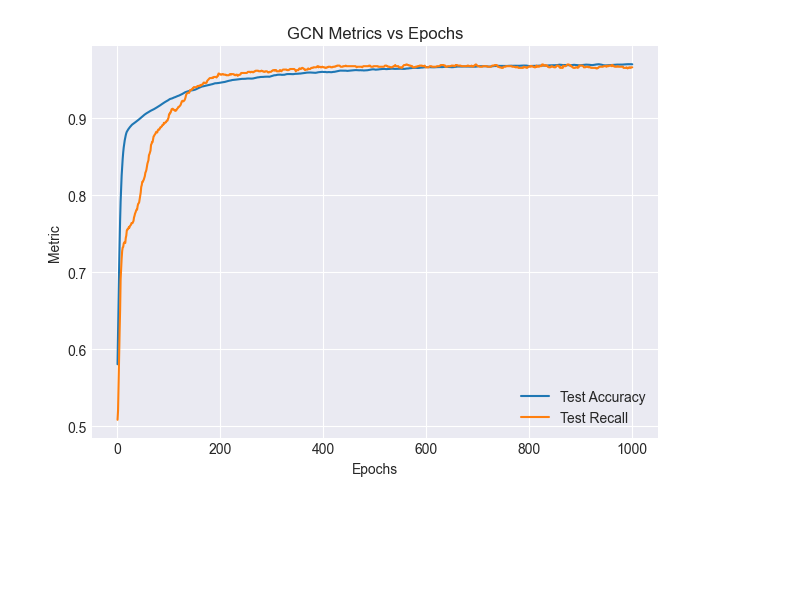
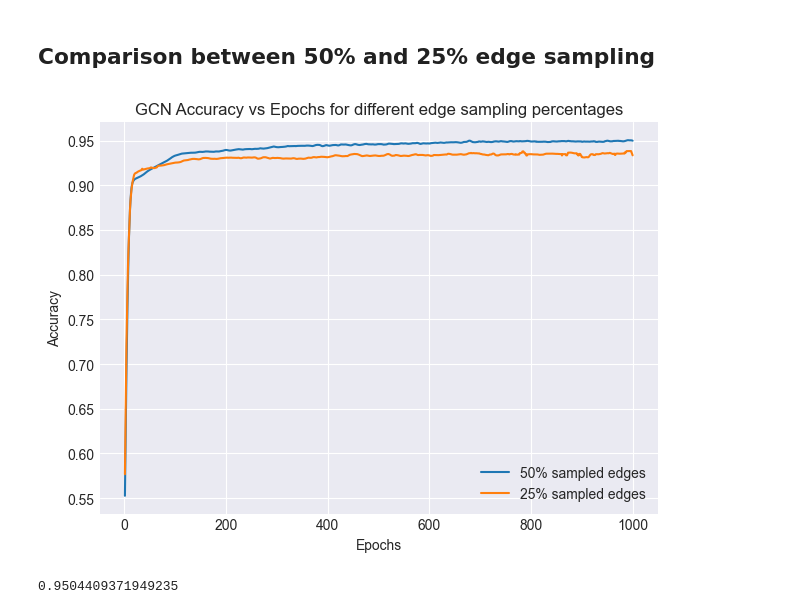
Before and after one commit to sbhardwajgrid/graph-DL, a Jupyter notebook: notebooks/results_evaluation.ipynb, the cells around one changed output. Saved outputs shown, nothing was run; the diff lists cells and outputs as text; code cells hidden in the pictures; blank space fills up the shorter version.

```diff
--- a/notebooks/results_evaluation.ipynb
+++ b/notebooks/results_evaluation.ipynb
@@ -91,6 +22,16 @@ plot_metrics(gcn_1_a["epochs"] , "Epochs" , [gcn_1_a["loss"]],
-# %%
-plot_metrics(gcn_1_a["epochs"] , "Epochs" , [gcn_1_a["test"] , gcn_1_r["test"]],
-             ["Test Accuracy" , "Test Recall"] , "Metric" , colour_palette[:2],
-             "GCN Metrics vs Epochs")
-# %% [output]
-[figure, removed]
+# %% [markdown]
+## Comparison between 50% and 25% edge sampling
+# %%
+gcn_5 = read_log_file("../src/logs/es_expt/gcn_16_200_0.5.log" , metric = "acc")
+gcn_25 = read_log_file("../src/logs/es_expt/gcn_16_200_0.25.log" , metric = "acc")
+
+plot_metrics(gcn_5["epochs"] , "Epochs" , [gcn_5["test"] , gcn_25["test"]],
+             ["50% sampled edges" , "25% sampled edges"] , "Accuracy" , colour_palette[:2],
+             "GCN Accuracy vs Epochs for different edge sampling percentages")
+
+
+
+print(max(gcn_5["test"]))
+# %% [output]
+[figure, added]
+0.9504409371949235
```
Also changed, not shown: parts of 21 cells of this notebook, 21 other files.
